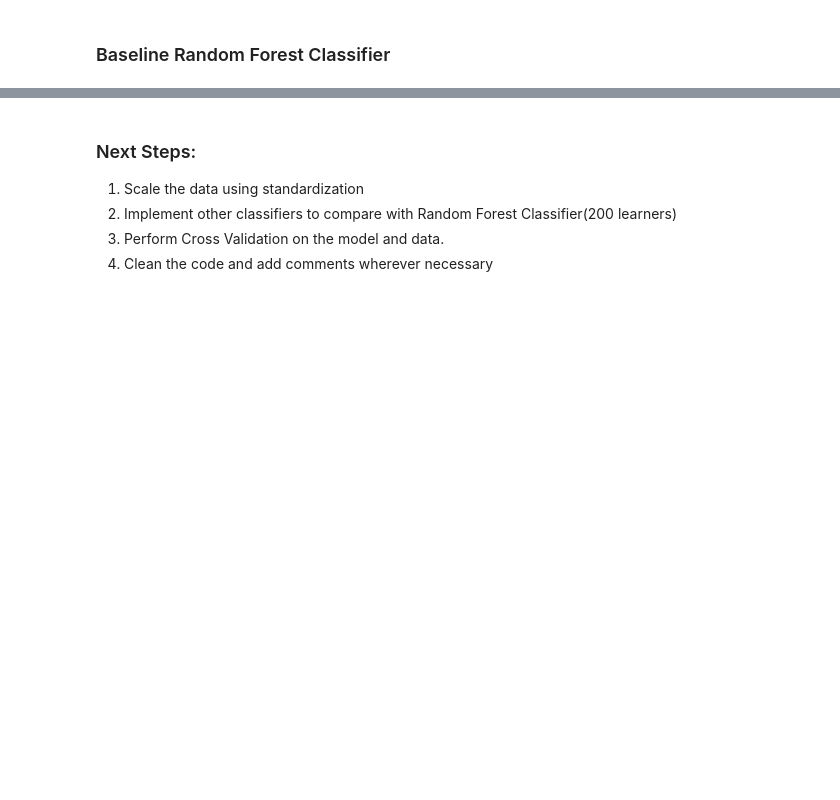
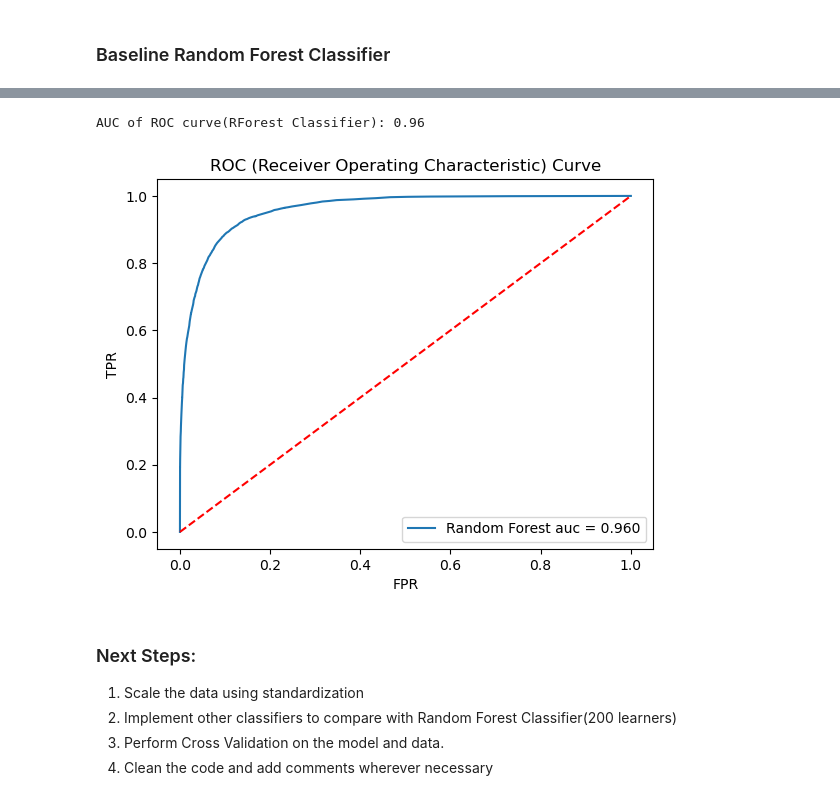
Before and after one commit to RBelgundi-6475/Term_Project_CS5644, a Jupyter notebook: Term_Project.ipynb, the cells around one changed output, grey strips where cells are left out. Cells and saved outputs as stored; diff of their text form; code cells hidden in the pictures; blank space fills up the shorter version.

```diff
--- a/Term_Project.ipynb
+++ b/Term_Project.ipynb
@@ -766,3 +816,21 @@ Accuracy score: 0.9207000795544948
+# %%
+# n_estimators = 200, duration_hours,civil_twilight,pressure(in),start_lat,end_lat included
+# After Standardization
+# Threshold = 0.001
+y_proba_rfc = rfc_base.predict_proba(X_test[features])[::,-1] # 200 trees
+rfc_fpr, rfc_tpr,_ = metrics.roc_curve(y_test,y_proba_rfc)
+auc_rfc = metrics.roc_auc_score(y_test,y_proba_rfc)
+print('AUC of ROC curve(RForest Classifier):',auc_rfc.round(3))
+plt.plot(rfc_fpr, rfc_tpr, label = f'Random Forest auc = {auc_rfc:.3f}' )
+plt.plot(rfc_fpr, rfc_fpr, 'r--')
+plt.xlabel('FPR')
+plt.ylabel('TPR')
+plt.title('ROC (Receiver Operating Characteristic) Curve')
+plt.legend()
+plt.show()
+# %% [output]
+AUC of ROC curve(RForest Classifier): 0.96
+[figure, added]
 # %% [markdown]
 ### Next Steps:
 1. Scale the data using standardization
```
Also changed, not shown: parts of 27 cells of this notebook.
